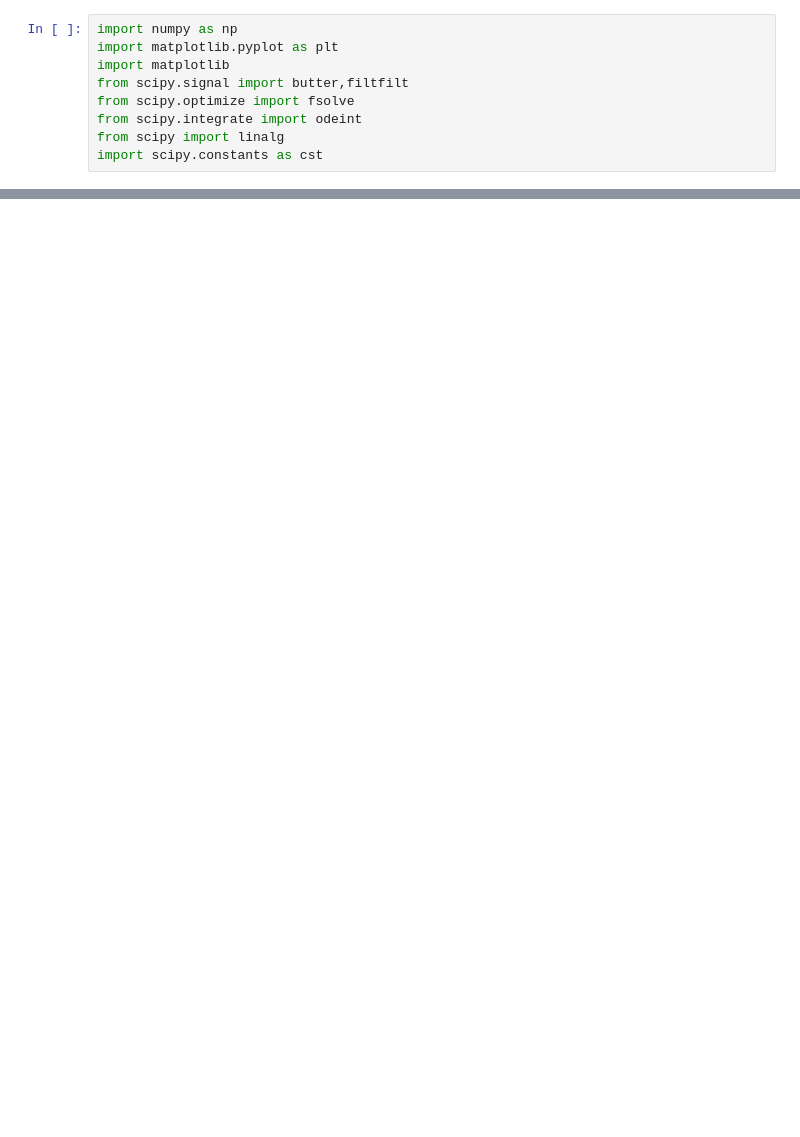
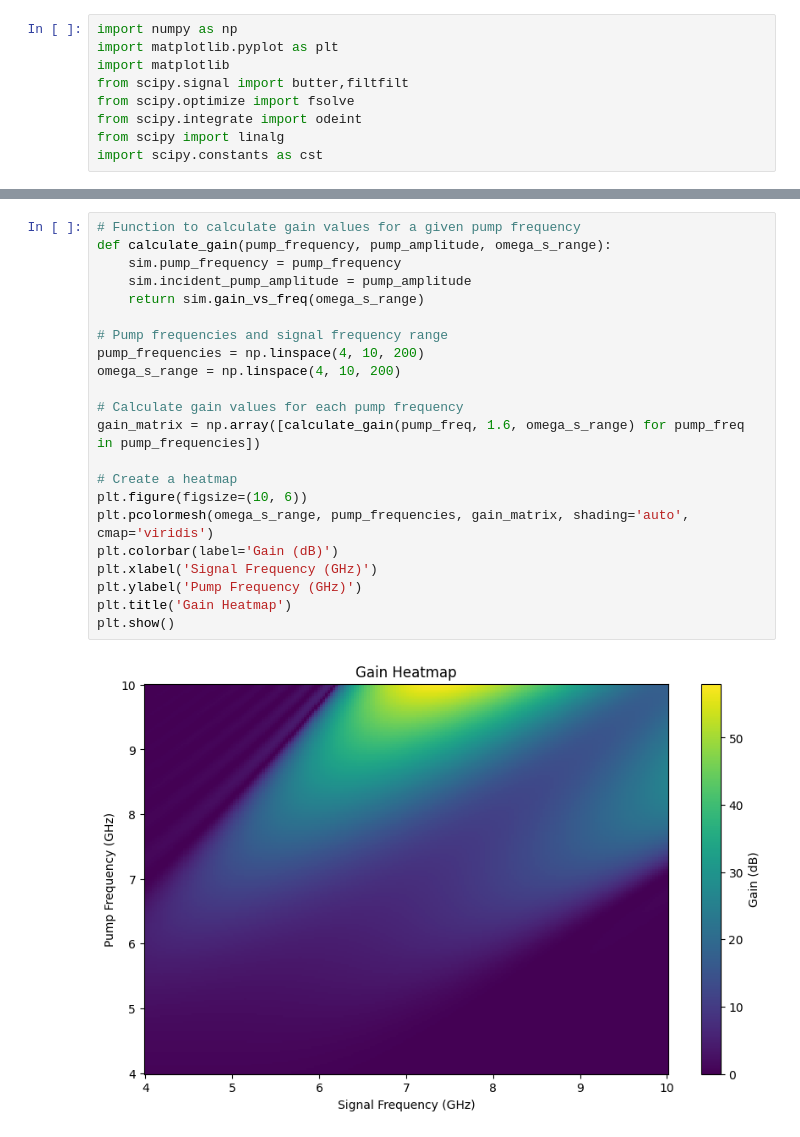
Before and after one commit to eliaslehman/AQT, a Jupyter notebook: Reverse Kerr Simulation.ipynb, the cells around one changed output, grey strips where cells are left out. Cells and saved outputs as stored; diff of their text form; blank space fills up the shorter version.

```diff
--- a/Reverse Kerr Simulation.ipynb
+++ b/Reverse Kerr Simulation.ipynb
@@ -254,0 +334,24 @@ plt.show()
+# %%
+# Function to calculate gain values for a given pump frequency
+def calculate_gain(pump_frequency, pump_amplitude, omega_s_range):
+    sim.pump_frequency = pump_frequency
+    sim.incident_pump_amplitude = pump_amplitude
+    return sim.gain_vs_freq(omega_s_range)
+
+# Pump frequencies and signal frequency range
+pump_frequencies = np.linspace(4, 10, 200)
+omega_s_range = np.linspace(4, 10, 200)
+
+# Calculate gain values for each pump frequency
+gain_matrix = np.array([calculate_gain(pump_freq, 1.6, omega_s_range) for pump_freq in pump_frequencies])
+
+# Create a heatmap
+plt.figure(figsize=(10, 6))
+plt.pcolormesh(omega_s_range, pump_frequencies, gain_matrix, shading='auto', cmap='viridis')
+plt.colorbar(label='Gain (dB)')
+plt.xlabel('Signal Frequency (GHz)')
+plt.ylabel('Pump Frequency (GHz)')
+plt.title('Gain Heatmap')
+plt.show()
+# %% [output]
+[figure, added]
```
Also changed, not shown: parts of 8 cells of this notebook.
